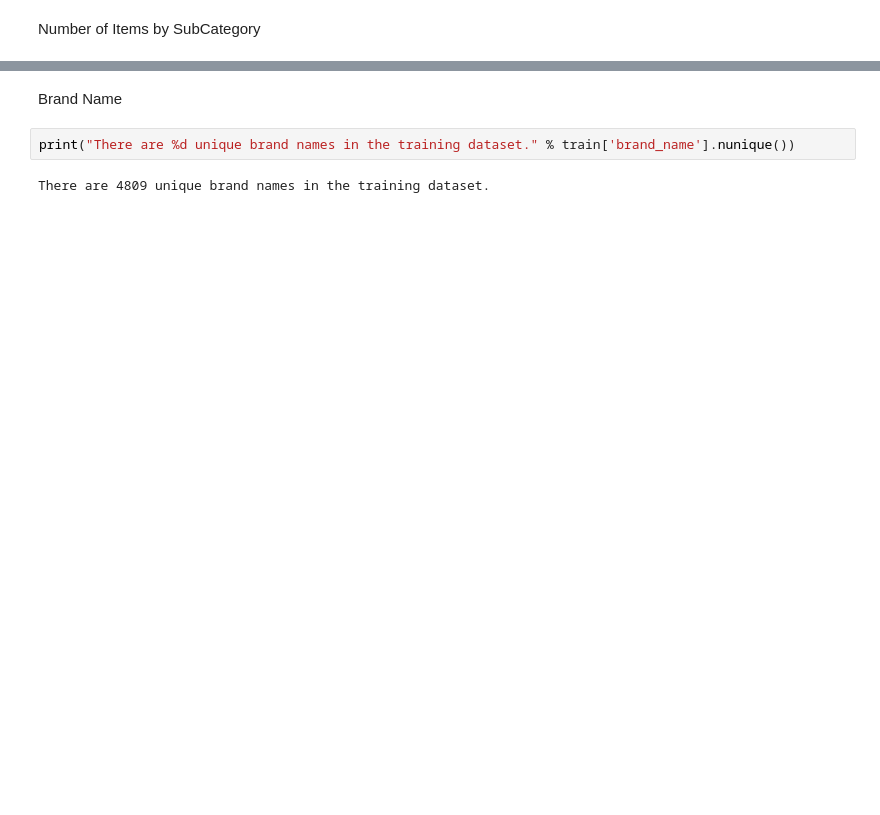
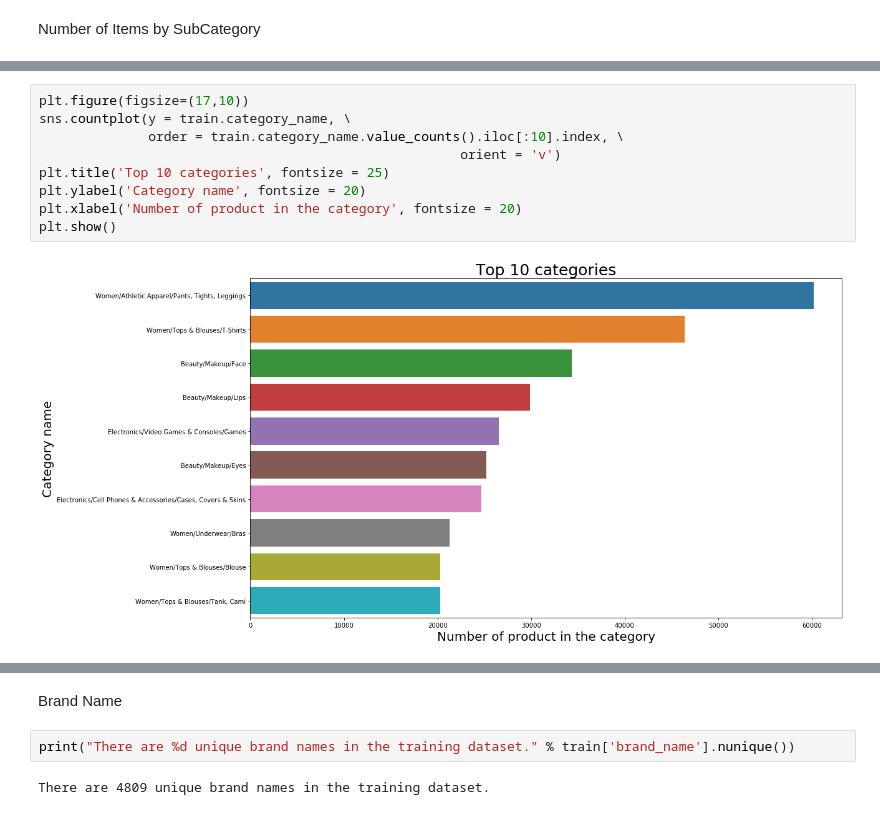
Before and after one commit to Joejiong/Mercari-Price-Suggestion-Challenge, a Jupyter notebook: EDA.ipynb, the cells around one changed output, grey strips where cells are left out. Cells and saved outputs as stored; diff of their text form; blank space fills up the shorter version.

```diff
--- a/EDA.ipynb
+++ b/EDA.ipynb
@@ -145,0 +127,11 @@ sns.barplot(x=x,y=y)
+# %%
+plt.figure(figsize=(17,10))
+sns.countplot(y = train.category_name, \
+              order = train.category_name.value_counts().iloc[:10].index, \
+                                                      orient = 'v')
+plt.title('Top 10 categories', fontsize = 25)
+plt.ylabel('Category name', fontsize = 20)
+plt.xlabel('Number of product in the category', fontsize = 20)
+plt.show()
+# %% [output]
+[figure, added]
```
Also changed, not shown: parts of 64 cells of this notebook.
